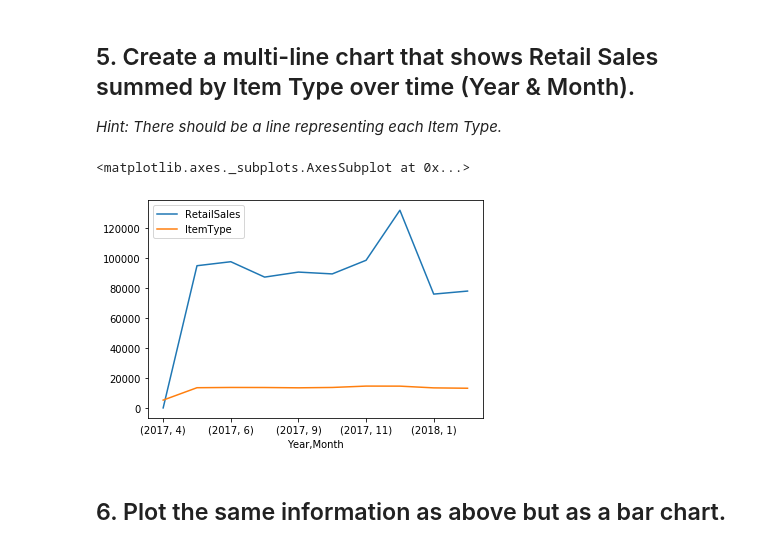
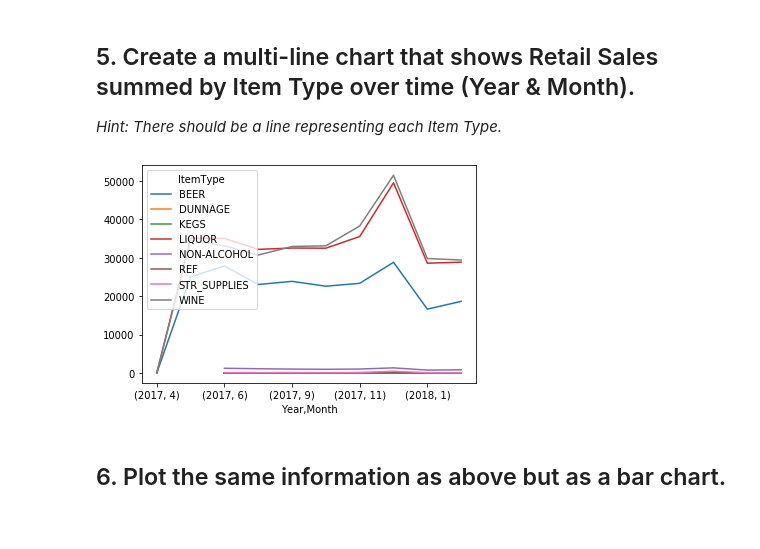
Before and after one commit to ironhack-datalabs/datamad0120, a Jupyter notebook: module-2/lab-plotting-multiple-data-series/your-code/main.ipynb, the cells around one changed output. Saved outputs shown, nothing was run; the diff lists cells and outputs as text; code cells hidden in the pictures.

```diff
--- a/module-2/lab-plotting-multiple-data-series/your-code/main.ipynb
+++ b/module-2/lab-plotting-multiple-data-series/your-code/main.ipynb
@@ -67,10 +67,9 @@ data.groupby(['Year', 'Month']).agg({'RetailSales':'mean', 'RetailTransfers':'me
 ## 5. Create a multi-line chart that shows Retail Sales summed by Item Type over time (Year & Month).
 
 *Hint: There should be a line representing each Item Type.*
-# %%
-data.groupby(['Year', 'Month']).agg({'RetailSales':'sum', 'ItemType':'count'}).plot.line()
-# %% [output]
-<matplotlib.axes._subplots.AxesSubplot at 0x...>
-[figure, removed]
+# %%
+data2 = pd.pivot_table(data, values="RetailSales", index=["Year", "Month"], columns = ["ItemType"], aggfunc=np.sum).plot.line()
+# %% [output]
+[figure, added]
 # %% [markdown]
 ## 6. Plot the same information as above but as a bar chart.
```
Also changed, not shown: parts of 2 cells of this notebook.
